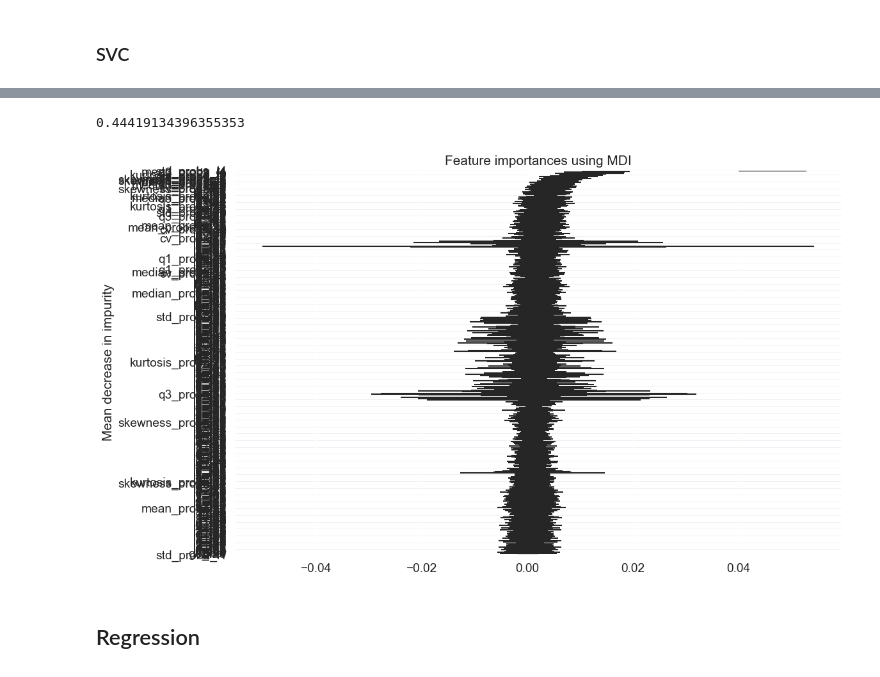
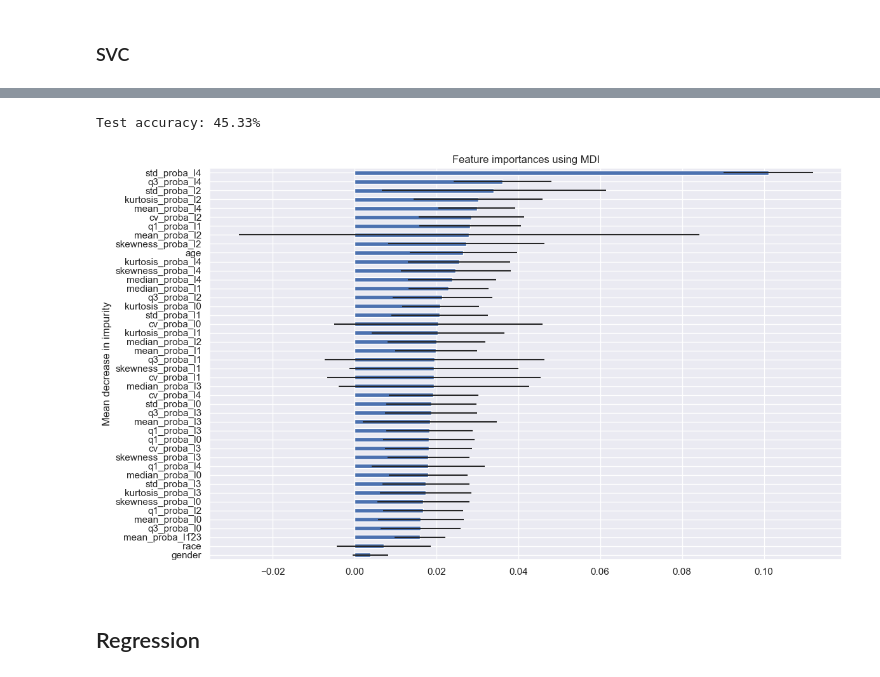
Before and after one commit to filipposkat/apnea-ppg, a Jupyter notebook: meta_model_notebook.ipynb, the cells around one changed output, grey strips where cells are left out. Cells and saved outputs as stored; diff of their text form; code cells hidden in the pictures.

```diff
--- a/meta_model_notebook.ipynb
+++ b/meta_model_notebook.ipynb
@@ -30,6 +36,8 @@ import seaborn as sns
 SUBSET = 0
 EPOCH = 32
 TEST_SIZE = 0.25
+USE_FOURIER_COMPONENTS = False
+OVER_SAMPLING = True
 
 with open("config.yml", 'r') as f:
     config = yaml.safe_load(f)
@@ -202,10 +285,13 @@ model = SVC(random_state=33)
 
 parameters = {'degree': [2, 3, 4],
               'gamma': ["scale", "auto"],
-              'C': np.linspace(0.1,1.0, num=10, endpoint=True),
+              'C': np.linspace(0.1,1.0, num=20, endpoint=True),
               'kernel': ['linear', 'poly', 'rbf', 'sigmoid']}
-clf = GridSearchCV(model, parameters, cv=5, scoring="accuracy")
+clf = GridSearchCV(model, parameters, cv=5, scoring="accuracy", refit=True)
 clf.fit(X_train, Y_train_clas)
+
 print(clf.best_score_)
-print(clf.best_params_)
+best_svm = clf.best_estimator_
+best_svm_params = clf.best_params_
+best_svm_params
 # %% [output]
@@ -220,10 +314,11 @@ parameters = {'n_estimators':[100],
               'min_samples_split': [2, 3, 4, 5],
               'min_samples_leaf': [1, 2, 3, 4],
               'max_features': ("sqrt", 'log2')}
-clf = GridSearchCV(rf_clas, parameters, cv=5, scoring="accuracy")
+clf = GridSearchCV(rf_clas, parameters, cv=5, scoring="accuracy", refit=True)
 clf.fit(X_train, Y_train_clas)
 
 print(clf.best_score_)
+best_rfc = clf.best_estimator_
 best_params = clf.best_params_
-print(best_params)
+best_params
 # %% [output]
@@ -236,42 +338,18 @@ print(best_params)
 # %%
-if False:
-    params = {'criterion': 'entropy',
-    'max_depth': 7,
-    'max_features': 'sqrt',
-    'min_samples_leaf': 1,
-    'min_samples_split': 4,
-    'n_estimators': [100, 200, 300, 400, 500]}
+print(f"Test accuracy: {100*accuracy_score(Y_test_clas, best_rfc.predict(X_test)):.2f}%")
 
-    clf = GridSearchCV(rf_clas, parameters, cv=5, scoring="accuracy")
-    clf.fit(X_train, Y_train_clas)
-
-    best_params = clf.best_params_
-else:
-    best_params = { 'criterion': 'entropy',
-                    'max_depth': 7,
-                    'max_features': 'sqrt',
-                    'min_samples_leaf': 1,
-                    'min_samples_split': 4,
-                    'n_estimators': 100}
-
-rf_clas = RandomForestClassifier(**best_params, random_state=33)
-rf_clas.fit(X_train, Y_train_clas)
-
-# print(np.mean(cross_validate(rf_clas, X_train, Y_train_clas, cv=5)["test_score"]))
-print(accuracy_score(rf_clas.predict(X_test), Y_test_clas))
-
-importances = rf_clas.feature_importances_
-std = np.std([tree.feature_importances_ for tree in rf_clas.estimators_], axis=0)
-forest_importances = pd.Series(rf_clas.feature_importances_, index=in_columns).sort_values(ascending=True)
+importances = best_rfc.feature_importances_
+std = np.std([tree.feature_importances_ for tree in best_rfc.estimators_], axis=0)
+forest_importances = pd.Series(best_rfc.feature_importances_, index=in_columns).sort_values(ascending=True)
 
 fig, ax = plt.subplots(figsize=(12,7))
 forest_importances.plot.barh(xerr=std, ax=ax)
 ax.set_title("Feature importances using MDI")
 ax.set_ylabel("Mean decrease in impurity")
 fig.tight_layout()
 # %% [output]
-0.44419134396355353
+Test accuracy: 45.33%
-[figure, old version]
+[figure, new version]
 # %% [markdown]
 ## Regression
 # %%
```
Also changed, not shown: parts of 33 cells of this notebook, 3 other files.
